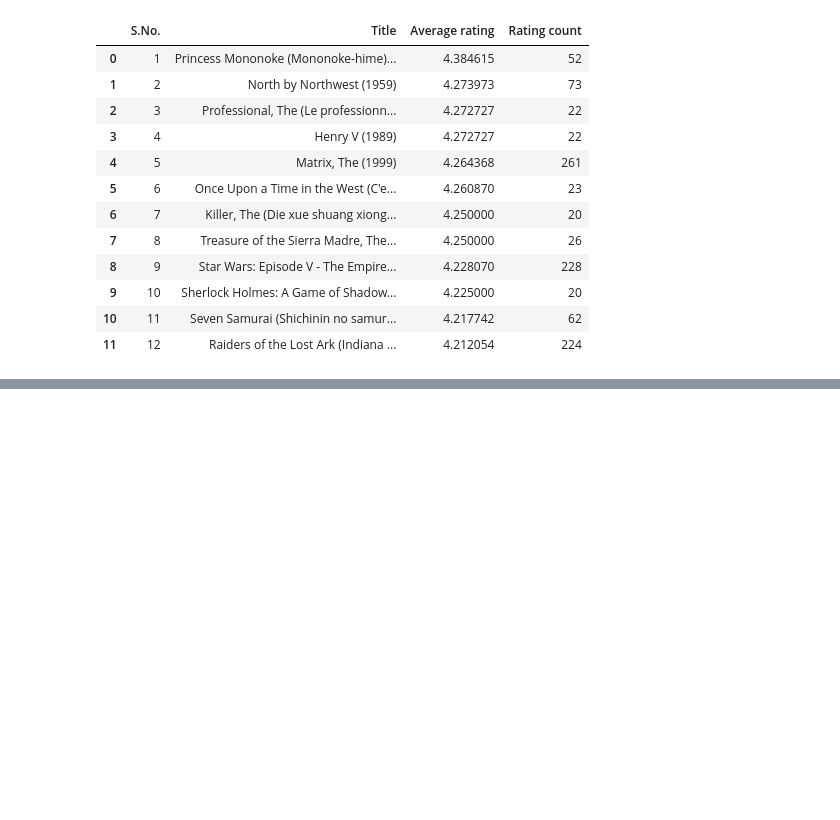
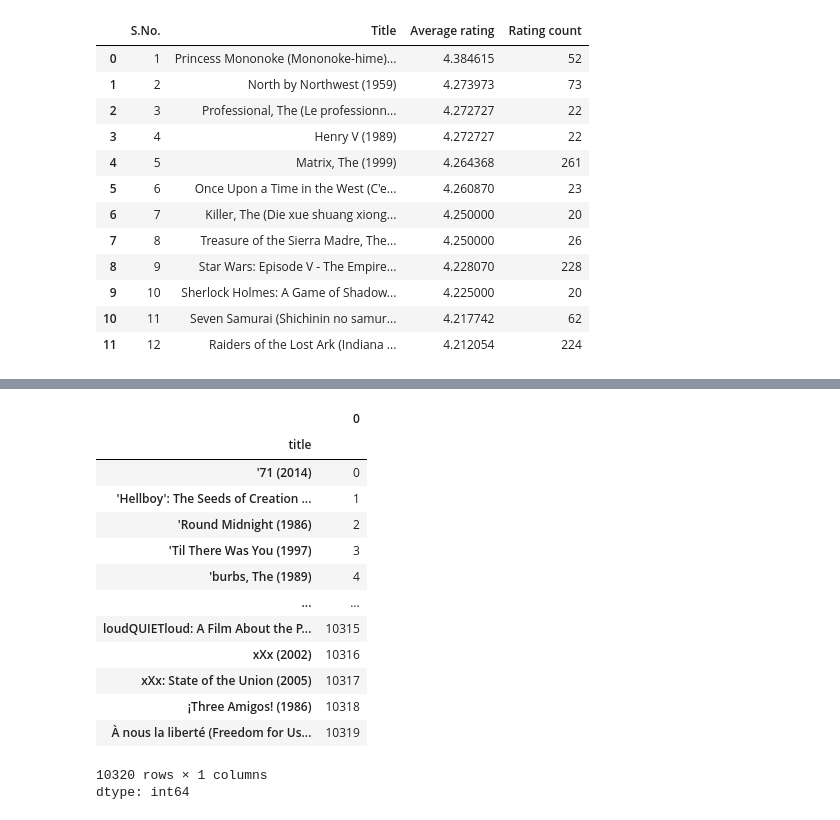
Before and after one commit to allenbiji/datascienceproject, a Jupyter notebook: Recommendationsystem.ipynb, the cells around one changed output, grey strips where cells are left out. Drawn from its saved outputs; the diff is of its cells as text; code cells hidden in the pictures; blank space fills up the shorter version.

```diff
--- a/Recommendationsystem.ipynb
+++ b/Recommendationsystem.ipynb
@@ -222,0 +292,19 @@ topnreccomendations("Action",20,12)
+# %%
+indices=pd.Series(movies3.index,index=movies3['title'])
+indices
+# %% [output]
+|  | 0 |
+| title |  |
+| '71 (2014) | 0 |
+| 'Hellboy': The Seeds of Creation ... | 1 |
+| 'Round Midnight (1986) | 2 |
+| 'Til There Was You (1997) | 3 |
+| 'burbs, The (1989) | 4 |
+| ... | ... |
+| loudQUIETloud: A Film About the P... | 10315 |
+| xXx (2002) | 10316 |
+| xXx: State of the Union (2005) | 10317 |
+| ¡Three Amigos! (1986) | 10318 |
+| À nous la liberté (Freedom for Us... | 10319 |
+10320 rows × 1 columns
+dtype: int64
```
Also changed, not shown: parts of 8 cells of this notebook.
